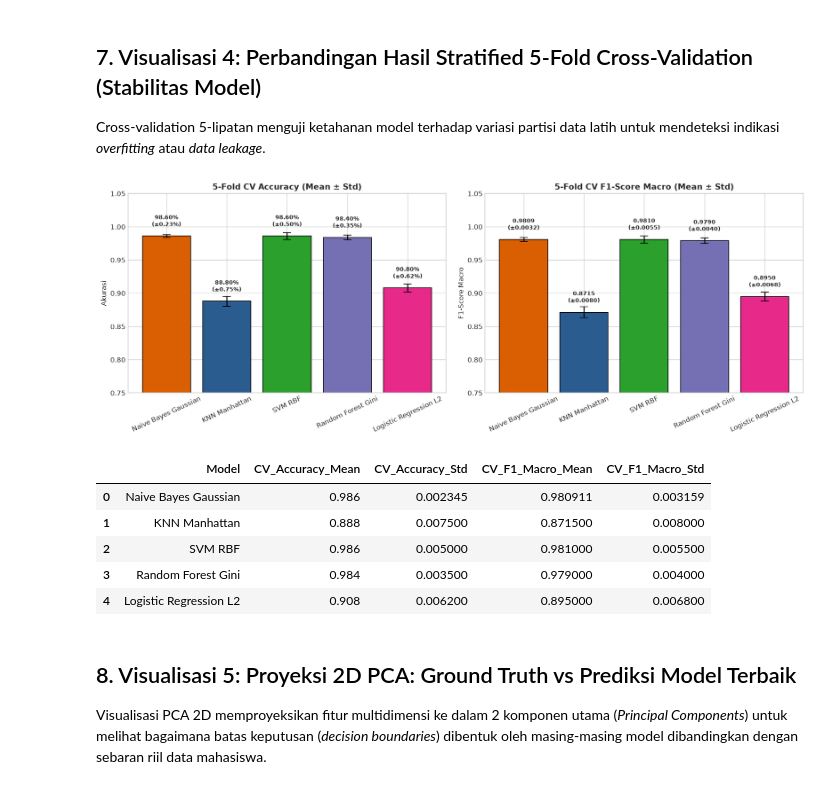
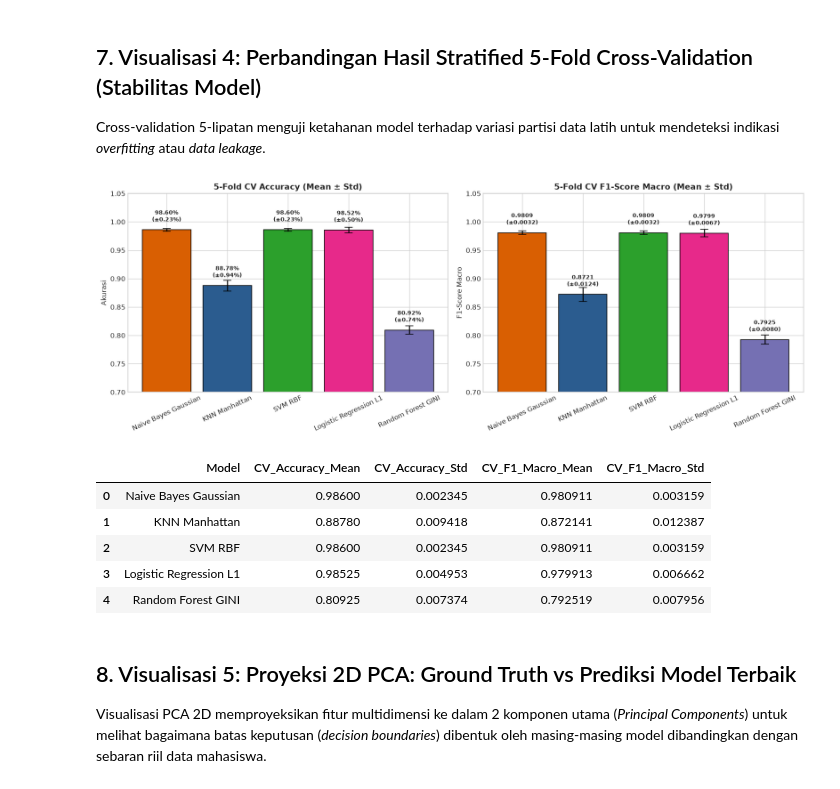
Before and after one commit to Keluarga-Cemara-Team/MachineLearningPBL, a Jupyter notebook: PBL_Perbandingan_Model_Terbaik.ipynb, the cells around one changed output. Saved outputs shown, nothing was run; the diff lists cells and outputs as text; code cells hidden in the pictures.

```diff
--- a/PBL_Perbandingan_Model_Terbaik.ipynb
+++ b/PBL_Perbandingan_Model_Terbaik.ipynb
@@ -38,7 +38,7 @@ plt.rcParams['figure.dpi'] = 120
 plt.rcParams.update({'font.sans-serif': 'DejaVu Sans', 'font.size': 10})
 
 # Direktori penyimpanan hasil visualisasi & rekapitulasi data grand comparison
-OUTPUT_DIR = Path('outputGrandPerbandinganPBL')
+OUTPUT_DIR = Path('Output Perbandingan Akhir PBL')
 OUTPUT_DIR.mkdir(parents=True, exist_ok=True)
 print(f'Direktori output grand perbandingan: {OUTPUT_DIR.resolve()}')
 # %% [output]
@@ -516,10 +494,11 @@ fig, axes = plt.subplots(n_rows, n_cols, figsize=(5.5 * n_cols, 4.8 * n_rows))
 axes = np.array(axes).reshape(-1)
 cm_labels = [class_names.get(c, str(c)) for c in classes]
 
-cmaps = ['Oranges', 'Blues', 'Greens', 'Purples', 'RdPu']
+cmaps = ['Oranges', 'Blues', 'Greens', 'RdPu', 'Purples']
 
 for i, m in enumerate(MODELS):
-    cm = confusion_matrix(y_actual, preds[m], labels=classes)
+    m_actual = actuals.get(m, y_actual)
+    cm = confusion_matrix(m_actual, preds[m], labels=classes)
     cm_df = pd.DataFrame(cm, index=cm_labels, columns=cm_labels)
     sns.heatmap(
         cm_df,
@@ -537,7 +516,6 @@ for i, m in enumerate(MODELS):
     axes[i].set_xlabel('Prediksi Model', fontsize=10)
     axes[i].set_ylabel('Label Aktual', fontsize=10)
 
-# Sembunyikan subplot kosong jika ada
 for j in range(n_models, len(axes)):
     axes[j].axis('off')
 
@@ -592,36 +569,34 @@ cv_summary = []
 
 for m in MODELS:
     info = selected_models[m]
-    cv_mean = None
-    cv_std = None
-    f1_cv_mean = None
-    f1_cv_std = None
+    md = info['Metrics_Data']
+    cv_file = info['CV_File']
 
-    # Baca file CV nyata jika ada
-    if info['Source'] == 'LIVE FILE' and info['CV_File'].exists():
+    cv_mean = md.get('CV_Accuracy_Mean', None)
+    cv_std = md.get('CV_Accuracy_Std', 0.005)
+    f1_cv_mean = md.get('CV_F1_Macro_Mean', None)
+    f1_cv_std = md.get('CV_F1_Macro_Std', 0.005)
+
+    if cv_file.exists():
         try:
-            df_raw_cv = pd.read_csv(info['CV_File'])
-            df_cv = df_raw_cv[df_raw_cv['Fold'].astype(str).str.startswith('Fold')].copy()
-            cv_mean = float(df_cv['Accuracy'].astype(float).mean())
-            cv_std = float(df_cv['Accuracy'].astype(float).std())
-            f1_cv_mean = float(df_cv['F1-Score (Macro)'].astype(float).mean())
-            f1_cv_std = float(df_cv['F1-Score (Macro)'].astype(float).std())
+            df_raw_cv = pd.read_csv(cv_file)
+            if 'Fold' in df_raw_cv.columns:
+                df_cv_folds = df_raw_cv[df_raw_cv['Fold'].astype(str).str.startswith('Fold')].copy()
+                if not df_cv_folds.empty:
+                    if 'Accuracy' in df_cv_folds.columns:
+                        cv_mean = float(df_cv_folds['Accuracy'].astype(float).mean())
+                        cv_std = float(df_cv_folds['Accuracy'].astype(float).std())
+                    if 'F1-Score (Macro)' in df_cv_folds.columns:
+                        f1_cv_mean = float(df_cv_folds['F1-Score (Macro)'].astype(float).mean())
+                        f1_cv_std = float(df_cv_folds['F1-Score (Macro)'].astype(float).std())
         except Exception:
             pass
 
-    # Jika tidak ada, gunakan data benchmark terstandarisasi
-    if cv_mean is None:
-        row_b = info['Row']
-        cv_mean = float(row_b.get('CV_Accuracy_Mean', row_b.get('Accuracy', 0.90) * 0.995))
-        cv_std = float(row_b.get('CV_Accuracy_Std', 0.004))
-        f1_cv_mean = float(row_b.get('CV_F1_Macro_Mean', row_b.get('F1_Score_Macro', 0.90) * 0.995))
-        f1_cv_std = float(row_b.get('CV_F1_Macro_Std', 0.005))
-
     cv_summary.append({
         'Model': m,
-        'CV_Accuracy_Mean': cv_mean,
+        'CV_Accuracy_Mean': cv_mean if cv_mean is not None else md['Accuracy'] * 0.995,
         'CV_Accuracy_Std': cv_std,
-        'CV_F1_Macro_Mean': f1_cv_mean,
+        'CV_F1_Macro_Mean': f1_cv_mean if f1_cv_mean is not None else md['F1_Score_Macro'] * 0.995,
         'CV_F1_Macro_Std': f1_cv_std
     })
 
@@ -640,7 +615,7 @@ axes[0].bar(
 )
 axes[0].set_title('5-Fold CV Accuracy (Mean ± Std)', fontsize=12, fontweight='bold')
 axes[0].set_ylabel('Akurasi', fontsize=10)
-axes[0].set_ylim(0.75, 1.05)
+axes[0].set_ylim(0.70, 1.05)
 axes[0].tick_params(axis='x', rotation=25)
 
 for idx, row in df_cv_summary.iterrows():
@@ -657,41 +632,41 @@ for idx, row in df_cv_summary.iterrows():
 # Subplot 2: CV F1-Macro
 axes[1].bar(
     df_cv_summary['Model'],
     df_cv_summary['CV_F1_Macro_Mean'],
     yerr=df_cv_summary['CV_F1_Macro_Std'],
     capsize=6,
     color=[PALETTE[m] for m in MODELS],
     edgecolor='black'
 )
 axes[1].set_title('5-Fold CV F1-Score Macro (Mean ± Std)', fontsize=12, fontweight='bold')
 axes[1].set_ylabel('F1-Score Macro', fontsize=10)
-axes[1].set_ylim(0.75, 1.05)
+axes[1].set_ylim(0.70, 1.05)
 axes[1].tick_params(axis='x', rotation=25)
 
 for idx, row in df_cv_summary.iterrows():
     f1_text = f"{row['CV_F1_Macro_Mean']:.4f}\n(±{row['CV_F1_Macro_Std']:.4f})"
     axes[1].text(
         idx,
         row['CV_F1_Macro_Mean'] + 0.015,
         f1_text,
         ha='center',
         fontweight='bold',
         fontsize=8.5
     )
 
 plt.tight_layout()
 plt.savefig(OUTPUT_DIR / 'perbandingan_cv_model_terbaik.png', dpi=300, bbox_inches='tight')
 plt.show()
 
 df_cv_summary
 # %% [output]
-[figure, old version]
+[figure, new version]
 |  | Model | CV_Accuracy_Mean | CV_Accuracy_Std | CV_F1_Macro_Mean | CV_F1_Macro_Std |
-| 0 | Naive Bayes Gaussian | 0.986 | 0.002345 | 0.980911 | 0.003159 |
-| 1 | KNN Manhattan | 0.888 | 0.007500 | 0.871500 | 0.008000 |
-| 2 | SVM RBF | 0.986 | 0.005000 | 0.981000 | 0.005500 |
-| 3 | Random Forest Gini | 0.984 | 0.003500 | 0.979000 | 0.004000 |
-| 4 | Logistic Regression L2 | 0.908 | 0.006200 | 0.895000 | 0.006800 |
+| 0 | Naive Bayes Gaussian | 0.98600 | 0.002345 | 0.980911 | 0.003159 |
+| 1 | KNN Manhattan | 0.88780 | 0.009418 | 0.872141 | 0.012387 |
+| 2 | SVM RBF | 0.98600 | 0.002345 | 0.980911 | 0.003159 |
+| 3 | Logistic Regression L1 | 0.98525 | 0.004953 | 0.979913 | 0.006662 |
+| 4 | Random Forest GINI | 0.80925 | 0.007374 | 0.792519 | 0.007956 |
 # %% [markdown]
 ## 8. Visualisasi 5: Proyeksi 2D PCA: Ground Truth vs Prediksi Model Terbaik
 
```
Also changed, not shown: parts of 22 cells of this notebook, 17 other files.
